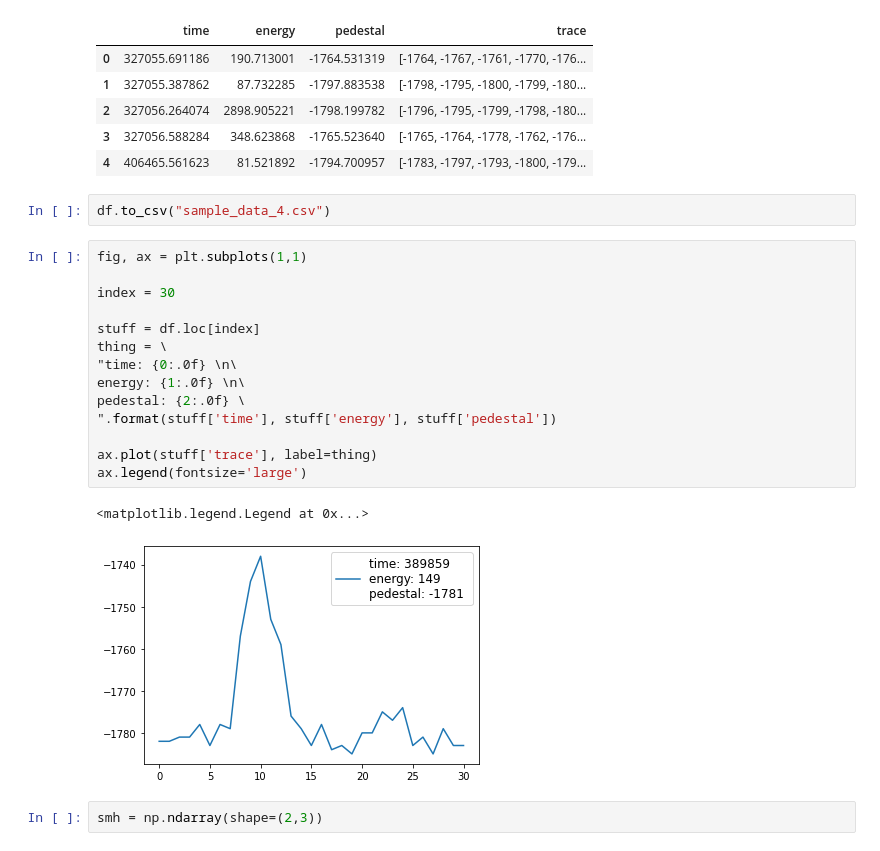
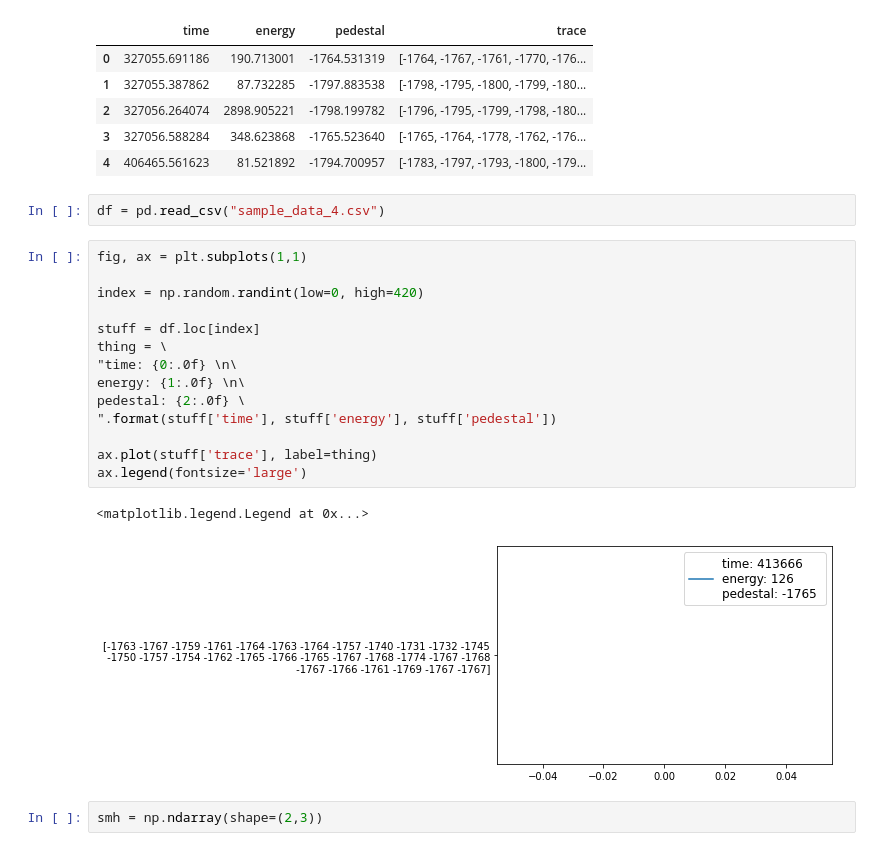
Before and after one commit to Lars314/gm2, a Jupyter notebook: pileup_ml/root_playground.ipynb, the cells around one changed output. Drawn from its saved outputs; the diff is of its cells as text.

```diff
--- a/pileup_ml/root_playground.ipynb
+++ b/pileup_ml/root_playground.ipynb
@@ -147,24 +147,24 @@ df.head()
 | 3 | 327056.588284 | 348.623868 | -1765.523640 | [-1765, -1764, -1778, -1762, -176... |
 | 4 | 406465.561623 | 81.521892 | -1794.700957 | [-1783, -1797, -1793, -1800, -179... |
 # %%
-df.to_csv("sample_data_4.csv")
+df = pd.read_csv("sample_data_4.csv")
 # %%
 fig, ax = plt.subplots(1,1)
 
-index = 30
+index = np.random.randint(low=0, high=420)
 
 stuff = df.loc[index]
 thing = \
 "time: {0:.0f} \n\
 energy: {1:.0f} \n\
 pedestal: {2:.0f} \
 ".format(stuff['time'], stuff['energy'], stuff['pedestal'])
 
 ax.plot(stuff['trace'], label=thing)
 ax.legend(fontsize='large')
 # %% [output]
 <matplotlib.legend.Legend at 0x...>
-[figure, old version]
+[figure, new version]
 # %%
 smh = np.ndarray(shape=(2,3))
 # %%
```
Also changed, not shown: parts of 14 cells of this notebook, 10 other files.
